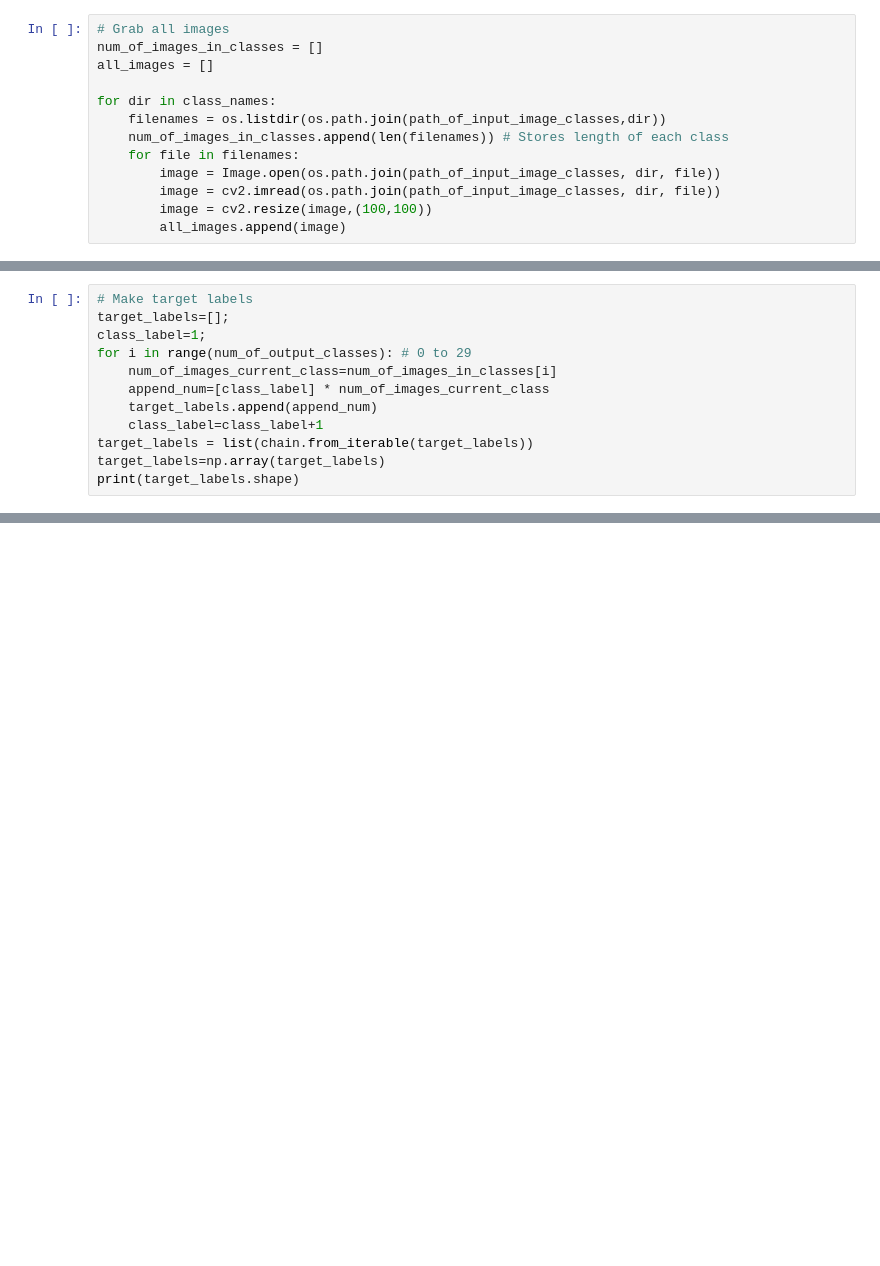
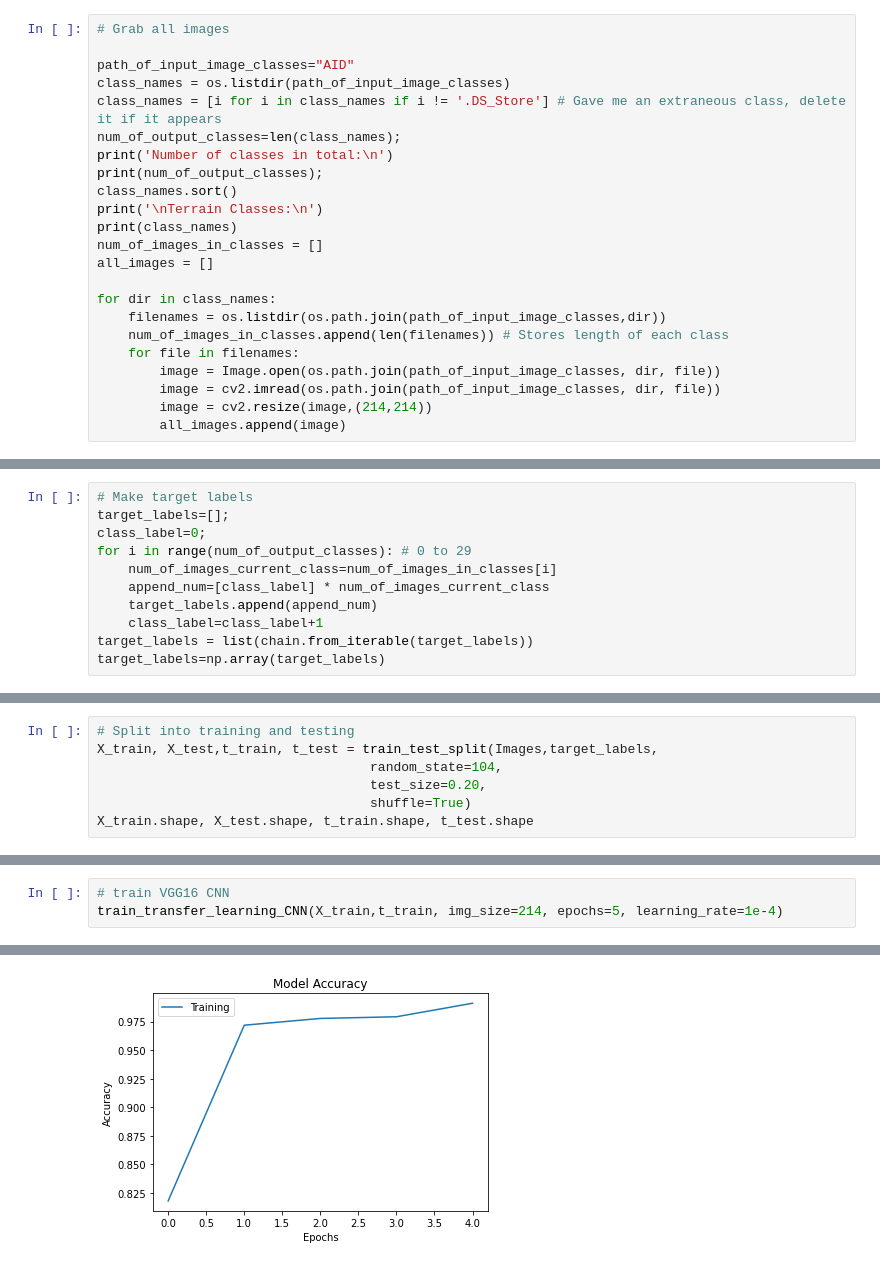
Before and after one commit to Michelle584/Final-Project-Pattern-Rec, a Jupyter notebook: Training Final Project 2023.ipynb, the cells around one changed output, grey strips where cells are left out. Drawn from its saved outputs; the diff is of its cells as text; blank space fills up the shorter version.

```diff
--- a/Training Final Project 2023.ipynb
+++ b/Training Final Project 2023.ipynb
@@ -28,5 +26,15 @@ Terrain Classes:
 # %%
 # Grab all images
+
+path_of_input_image_classes="AID"
+class_names = os.listdir(path_of_input_image_classes)
+class_names = [i for i in class_names if i != '.DS_Store'] # Gave me an extraneous class, delete it if it appears
+num_of_output_classes=len(class_names);
+print('Number of classes in total:\n')
+print(num_of_output_classes);
+class_names.sort()
+print('\nTerrain Classes:\n')
+print(class_names)
 num_of_images_in_classes = []
 all_images = []
 
@@ -36,6 +44,6 @@ for dir in class_names:
     for file in filenames:
         image = Image.open(os.path.join(path_of_input_image_classes, dir, file))
         image = cv2.imread(os.path.join(path_of_input_image_classes, dir, file))
-        image = cv2.resize(image,(100,100))
+        image = cv2.resize(image,(214,214))
         all_images.append(image)
 # %% [output]
@@ -45,7 +62,7 @@ Images=np.array(all_images) # this is 10,000 images x pixel num x pixel num x RG
 # %%
 # Make target labels
 target_labels=[];
-class_label=1;
+class_label=0;
 for i in range(num_of_output_classes): # 0 to 29
     num_of_images_current_class=num_of_images_in_classes[i]
     append_num=[class_label] * num_of_images_current_class
@@ -53,4 +70,3 @@ for i in range(num_of_output_classes): # 0 to 29
     class_label=class_label+1
 target_labels = list(chain.from_iterable(target_labels))
 target_labels=np.array(target_labels)
-print(target_labels.shape)
@@ -58,0 +73,7 @@ print(target_labels.shape)
+# %%
+# Split into training and testing
+X_train, X_test,t_train, t_test = train_test_split(Images,target_labels,
+                                   random_state=104,
+                                   test_size=0.20,
+                                   shuffle=True)
+X_train.shape, X_test.shape, t_train.shape, t_test.shape
@@ -58,0 +143,4 @@ print(target_labels.shape)
+# %%
+# train VGG16 CNN
+train_transfer_learning_CNN(X_train,t_train, img_size=214, epochs=5, learning_rate=1e-4)
+# %% [output]
@@ -58,0 +164 @@ print(target_labels.shape)
+[figure, added]
```
Also changed, not shown: parts of 11 cells of this notebook.
